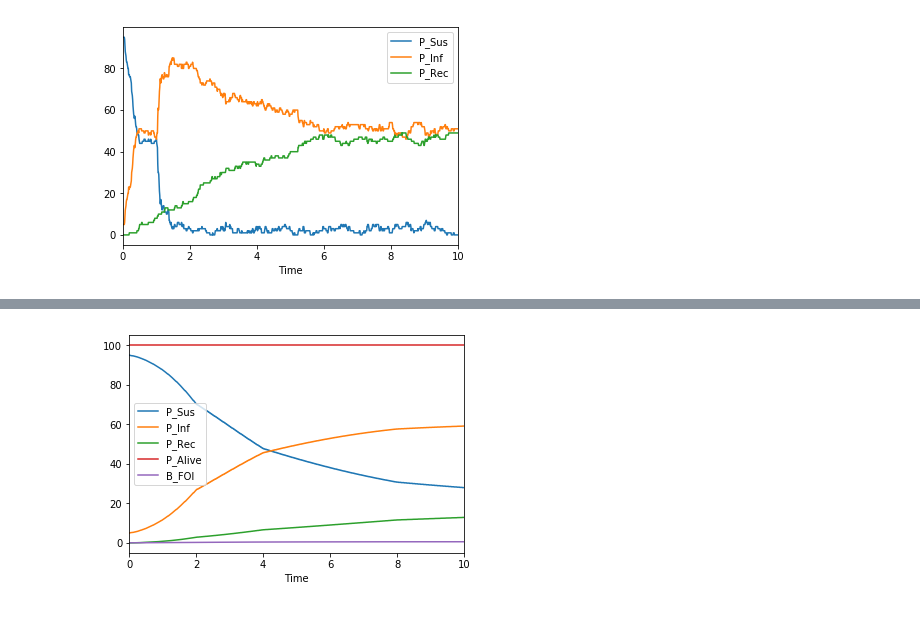
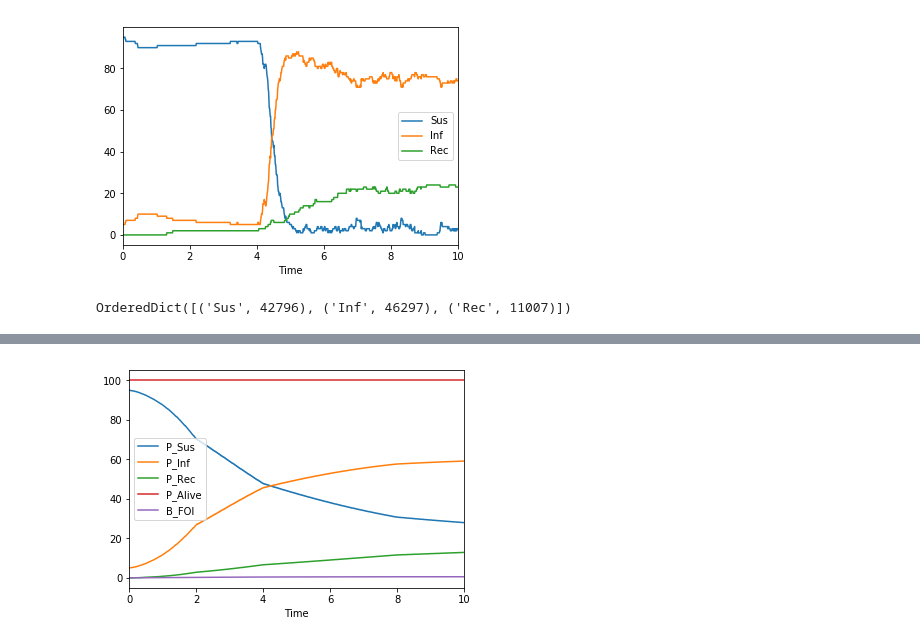
Before and after one commit to CxModelling/PyComplexism, a Jupyter notebook: Hood.ipynb, the cells around one changed output, grey strips where cells are left out. Drawn from its saved outputs; the diff is of its cells as text; code cells hidden in the pictures.

```diff
--- a/Hood.ipynb
+++ b/Hood.ipynb
@@ -38,15 +38,20 @@ da.read_dc(dc_ctbn_script)
 # %%
 cfd = da.new_mc('ABM_M2', 'ABM', tar_pc='pSIR', tar_dc='SIR_BN')
 cfd.add_behaviour('cycle', be_type='Reincarnation', s_birth = 'Sus', s_death = 'Dead')
-cfd.add_behaviour('step', be_type='TimeStep', ts=[0.5, 1], ys=[1, 0.1, 5], t_tar = 'Infect')
+cfd.add_behaviour('foi', be_type='ComFDShock', s_src='Inf', t_tar = 'Infect', dt=0.5)
+cfd.add_behaviour('step', be_type='TimeStep', ts=[0.5, 4], ys=[1, 0.1, 5], t_tar = 'Infect')
 
 cfd.set_observations(states=['Sus', 'Inf', 'Rec'])
 
 mod, out = da.simulate('ABM_M2', y0={'Sus': 95, 'Inf': 5}, fr=0 ,to=10, dt=.01)
 out.plot()
 plt.show()
 # %% [output]
-[figure, old version]
+[figure, new version]
+# %%
+OrderedDict(out.sum())
+# %% [output]
+OrderedDict([('Sus', 42796), ('Inf', 46297), ('Rec', 11007)])
 # %%
 cfd = da.new_mc('ABM_M2', 'ABM', tar_pc='pSIR', tar_dc='SIR_BN')
 cfd.add_network('IDU', 'BA', m=2)
```
Also changed, not shown: parts of 1 cell of this notebook, 6 other files.
